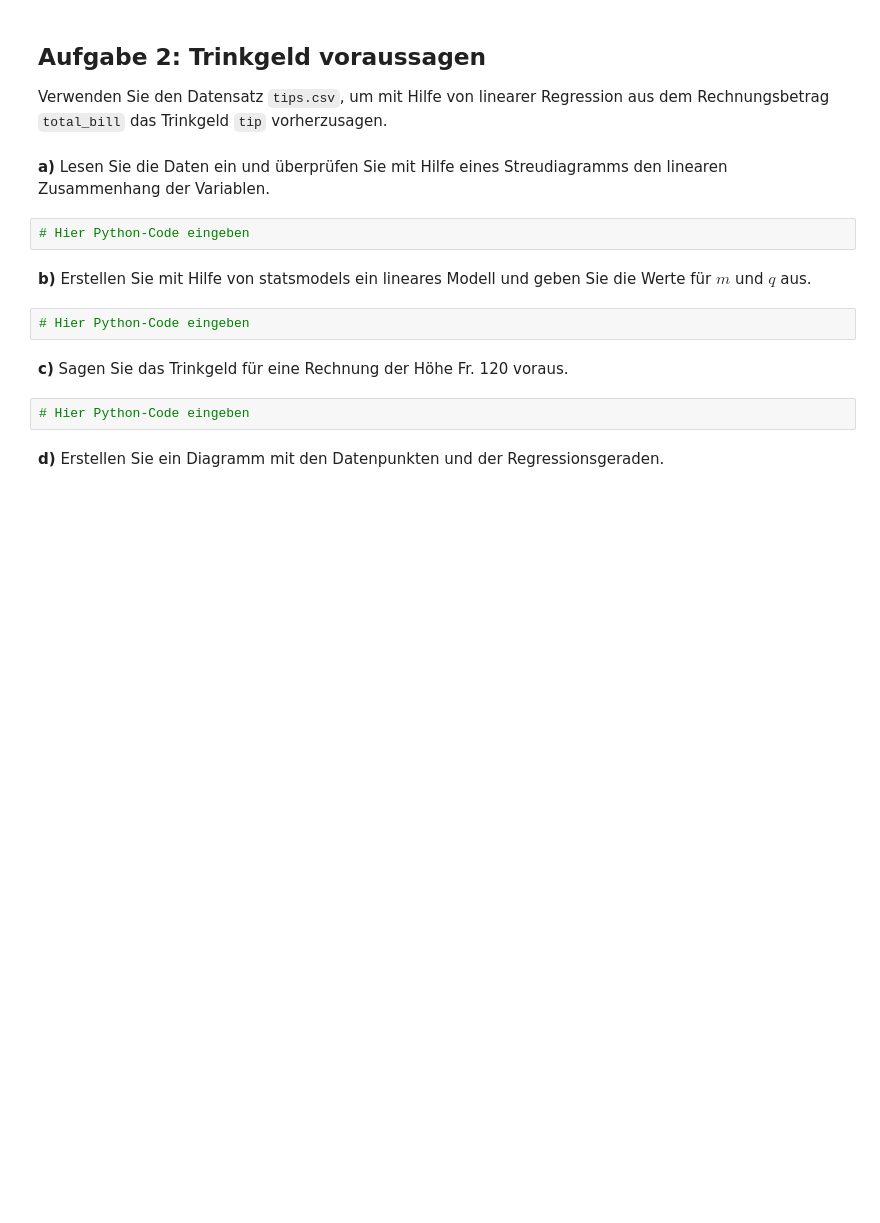
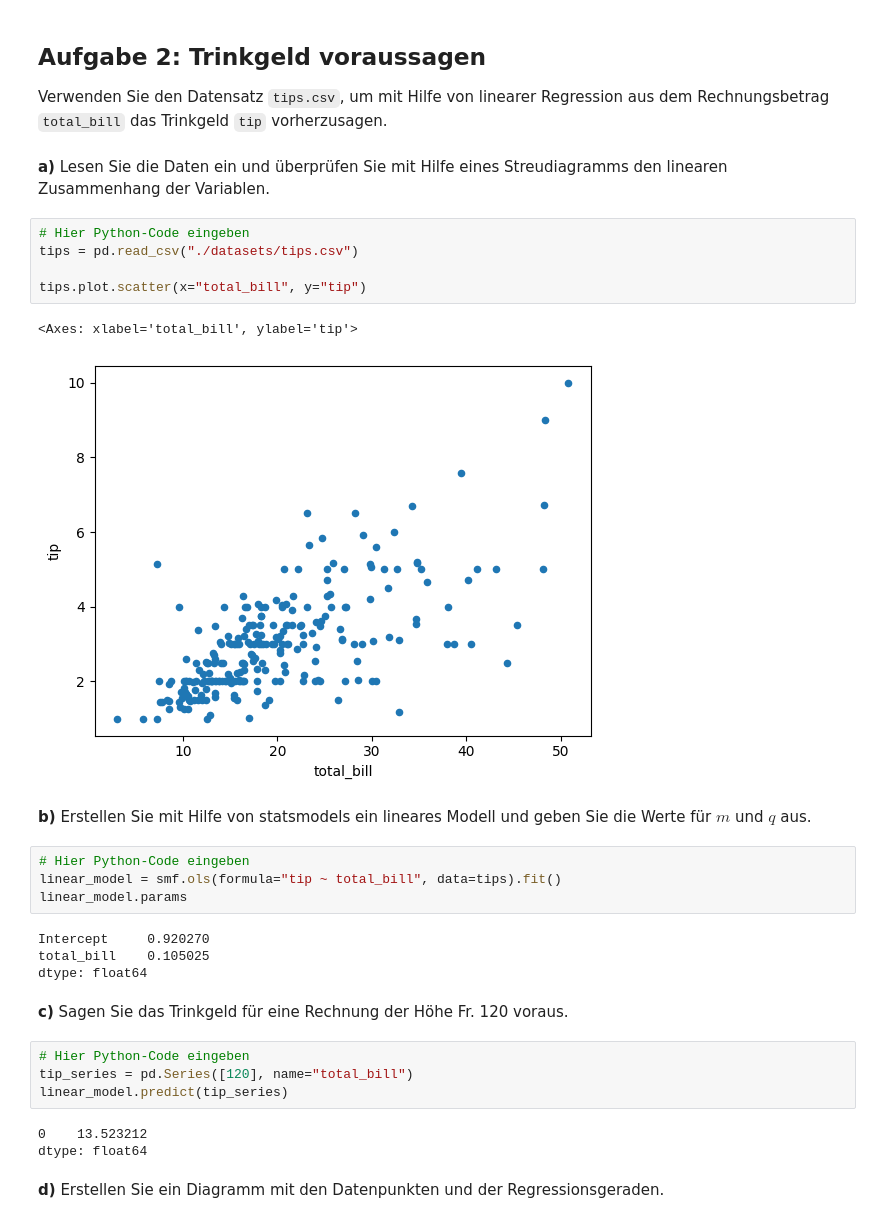
Before and after one commit to Timon-D3v/wahlfach-informatik, a Jupyter notebook: 26_Notebook 2 - Zahlen vorhersagen.ipynb, the cells around one changed output. Cells and saved outputs as stored; diff of their text form; blank space fills up the shorter version.

```diff
--- a/26_Notebook 2 - Zahlen vorhersagen.ipynb
+++ b/26_Notebook 2 - Zahlen vorhersagen.ipynb
@@ -138,14 +141,31 @@ Verwenden Sie den Datensatz `tips.csv`, um mit Hilfe von linearer Regression aus
 **a)** Lesen Sie die Daten ein und überprüfen Sie mit Hilfe eines Streudiagramms den linearen Zusammenhang der Variablen.
 # %%
 # Hier Python-Code eingeben
+tips = pd.read_csv("./datasets/tips.csv")
+
+tips.plot.scatter(x="total_bill", y="tip")
+# %% [output]
+<Axes: xlabel='total_bill', ylabel='tip'>
+[figure, added]
 # %% [markdown]
 **b)** Erstellen Sie mit Hilfe von statsmodels ein lineares Modell und geben Sie die Werte für $m$ und $q$ aus.
 # %%
 # Hier Python-Code eingeben
+linear_model = smf.ols(formula="tip ~ total_bill", data=tips).fit()
+linear_model.params
+# %% [output]
+Intercept     0.920270
+total_bill    0.105025
+dtype: float64
 # %% [markdown]
 **c)** Sagen Sie das Trinkgeld für eine Rechnung der Höhe Fr. 120 voraus.
 # %%
 # Hier Python-Code eingeben
+tip_series = pd.Series([120], name="total_bill")
+linear_model.predict(tip_series)
+# %% [output]
+0    13.523212
+dtype: float64
 # %% [markdown]
 **d)** Erstellen Sie ein Diagramm mit den Datenpunkten und der Regressionsgeraden.
 # %%
```
Also changed, not shown: parts of 2 cells of this notebook.
